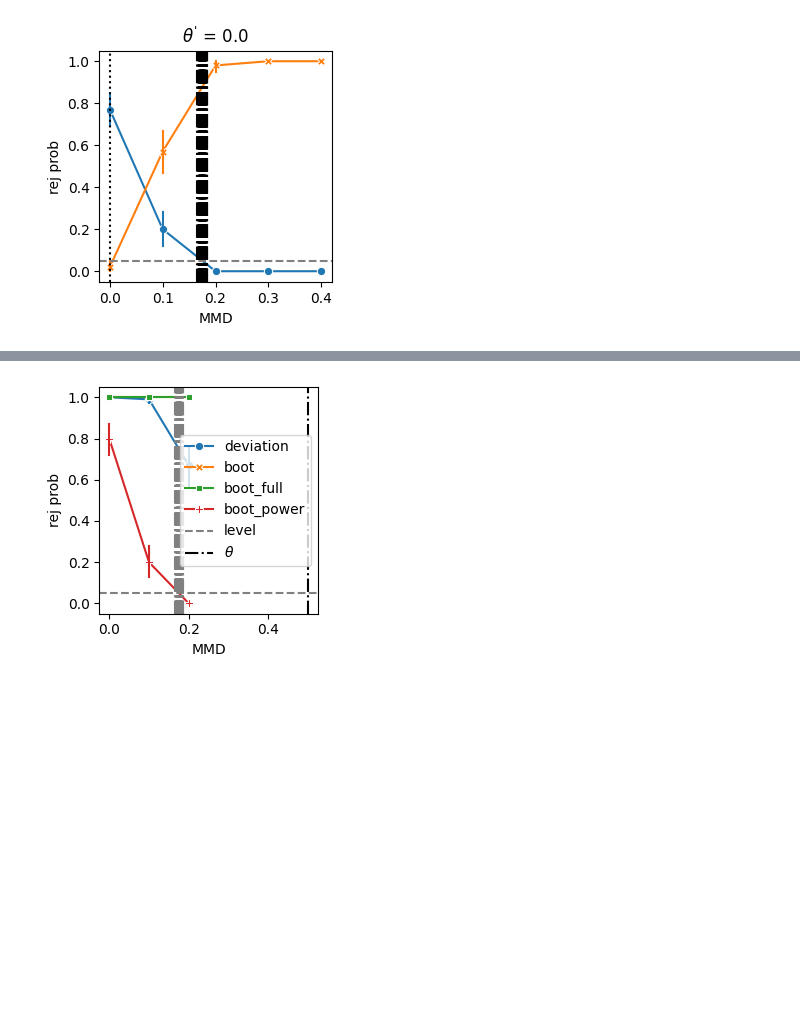
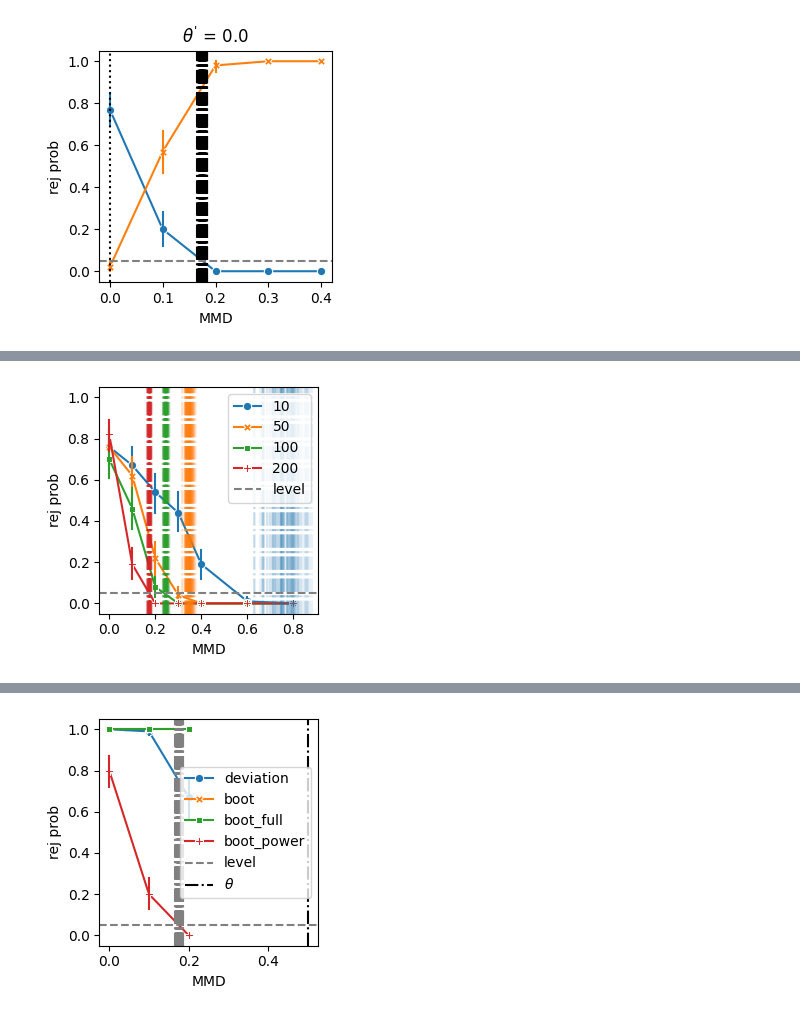
Before and after one commit to XingLLiu/robust-kernel-test, a Jupyter notebook: notebooks/reversed.ipynb, the cells around one changed output, grey strips where cells are left out. Drawn from its saved outputs; the diff is of its cells as text; code cells hidden in the pictures; blank space fills up the shorter version.

```diff
--- a/notebooks/reversed.ipynb
+++ b/notebooks/reversed.ipynb
@@ -686,3 +686,21 @@ ax.legend([],[], frameon=False)
 # %% [output]
 <matplotlib.legend.Legend at 0x...>
 [figure]
+# %%
+np.random.seed(2024)
+
+n_list = [10, 50, 100, 200] # [100, 500, 1000, 5000]
+dim = 1
+nrep = 100
+nstats_ora = 2 # 100
+population_mmd_ls = [0., 0.1, 0.2, 0.3, 0.4, 0.6, 0.8]
+
+keys = population_mmd_ls
+
+res_power_n = {}
+for n in n_list:
+    data_power = generate_data_and_quantiles(n, dim, population_mmd_ls, nrep, nstats_ora)
+    theta = 0.5
+    res_power_n[n] = mmd_experiment(
+        kernels.RBF, data_power["Xs_ls"], data_power["Ys_ls"], theta=theta, keys=keys, beta=0.2, quantiles=data_power["quantiles"],
+    )
@@ -688,0 +716,33 @@ ax.legend([],[], frameon=False)
+# %%
+fig, ax = plt.subplots(nrows=1, ncols=1, figsize=(3, 3))
+
+rej_df = {"rej": [], "method": [], "xaxis": [], "n": []}
+nn = "boot_power"
+for n in n_list:
+    rr = res_power_n[n]
+    for kk in keys:
+        rej_ls = rr[kk][nn]["rej"]
+        rej_df["rej"] = rej_df["rej"] + rej_ls
+        rej_df["method"] = rej_df["method"] + [nn] * len(rej_ls)
+        rej_df["xaxis"] = rej_df["xaxis"] + [kk] * len(rej_ls)
+        rej_df["n"] = rej_df["n"] + [str(n)] * len(rej_ls)
+rej_df = pd.DataFrame(rej_df)
+
+sns.lineplot(ax=ax, data=rej_df, x="xaxis", y="rej", hue="n", style="n", markers=True, dashes=False, err_style="bars")
+ax.axhline(0.05, color="grey", linestyle="--", label="level")
+
+for i, n in enumerate(n_list):
+    rr = res_power_n[n]
+    for xx in rr[keys[0]]["boot_power"]["theta"]:
+        ax.axvline(xx, color=f"C{i}", linestyle="-.", alpha=0.1)
+
+# ax.set_xscale("log")
+ax.set_ylim(-0.05, 1.05)
+ax.set_xlabel("MMD")
+ax.set_ylabel("rej prob")
+ax.legend()
+# ax.legend([],[], frameon=False)
+
+plt.tight_layout()
+# %% [output]
+[figure, added]
```
Also changed, not shown: parts of 2 cells of this notebook.
